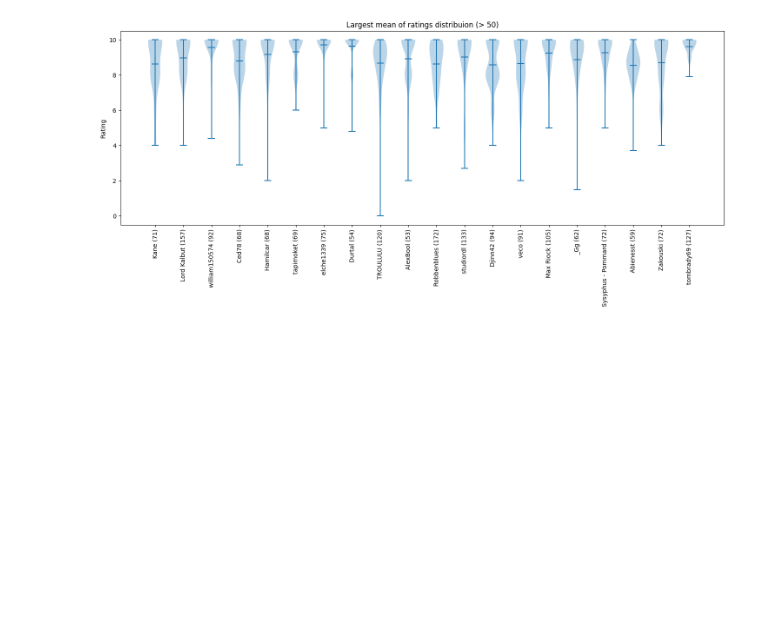
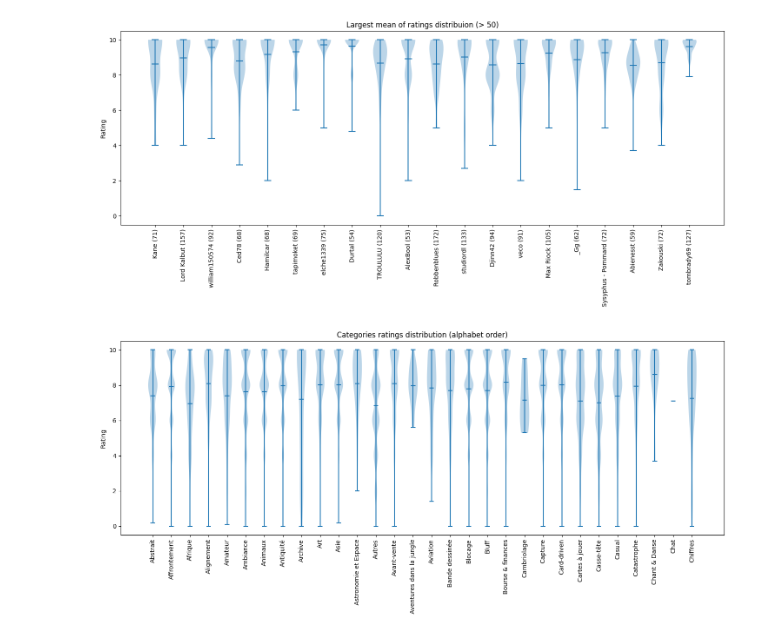
Before and after one commit to Franciline/Recommendation_system, a Jupyter notebook: data_visualization/avis.ipynb, the cells around one changed output. Cells and saved outputs as stored; diff of their text form; code cells hidden in the pictures; blank space fills up the shorter version.

```diff
--- a/data_visualization/avis.ipynb
+++ b/data_visualization/avis.ipynb
@@ -270,3 +307,12 @@ violin_plot(violinplot_data, ax=fig.add_subplot(111),
 fig
 # %% [output]
 [figure]
+# %%
+categories = jeux_clean.loc[~jeux_clean["Type"].isna(), ["Type", "Game id"]]
+categories["Type"] = categories["Type"].str.split('|')
+categories_exp = categories.explode("Type")
+
+avis_rating = avis_clean[["Game id", "Rating"]]
+jeux_rating = categories_exp.merge(avis_rating, on="Game id")
+
+types = np.unique(jeux_rating["Type"])
@@ -272,0 +323,8 @@ fig
+# %%
+data_alph = jeux_rating[["Type", "Rating"]].groupby("Type")["Rating"].apply(np.array)[:30]
+
+fig.clear()
+violin_plot(data_alph, fig.add_subplot(111), data_alph.index, "Rating", "Categories ratings distribution (alphabet order)")
+fig
+# %% [output]
+[figure, added]
```
Also changed, not shown: parts of 11 cells of this notebook, 1 other file.
